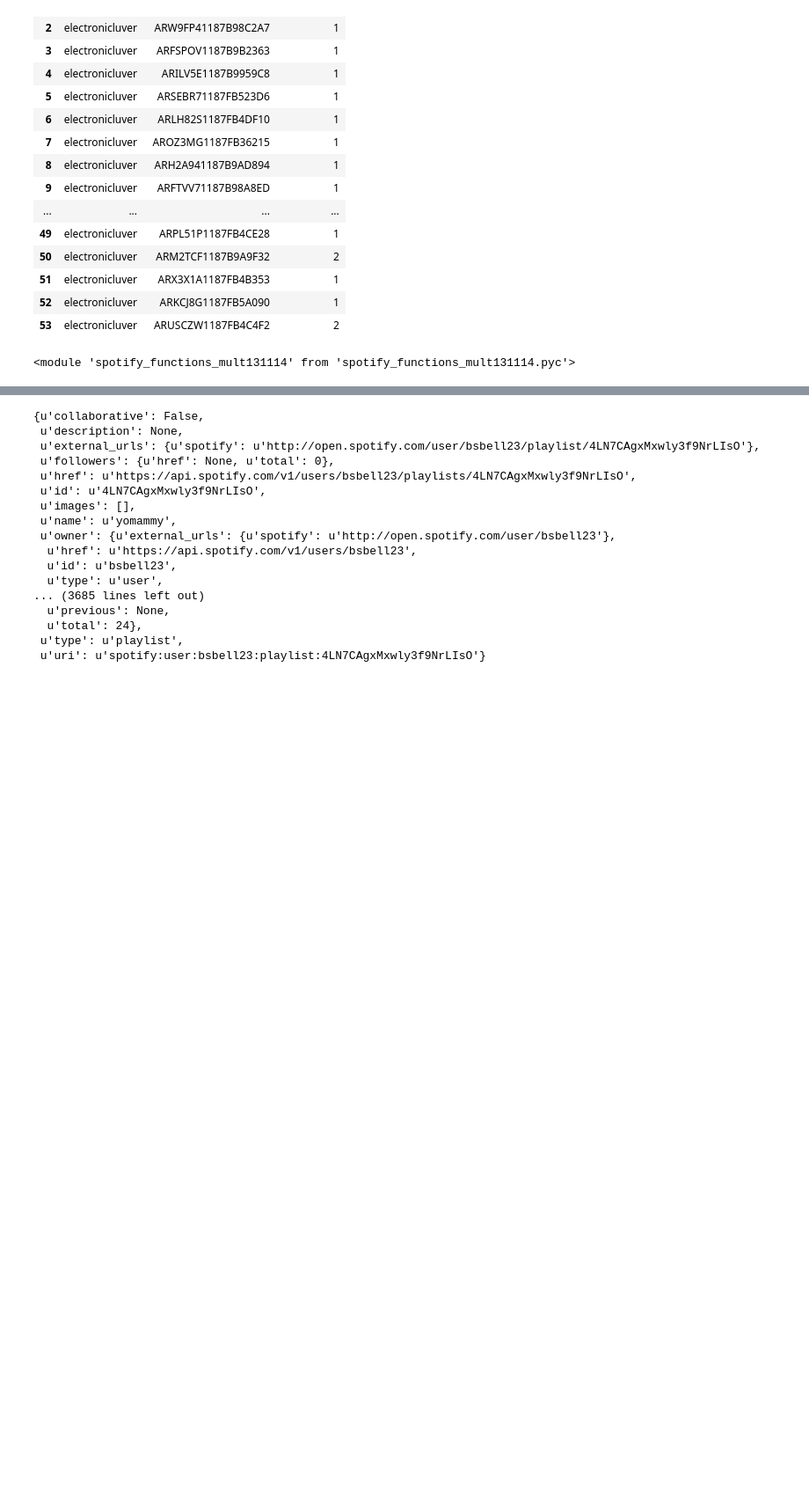
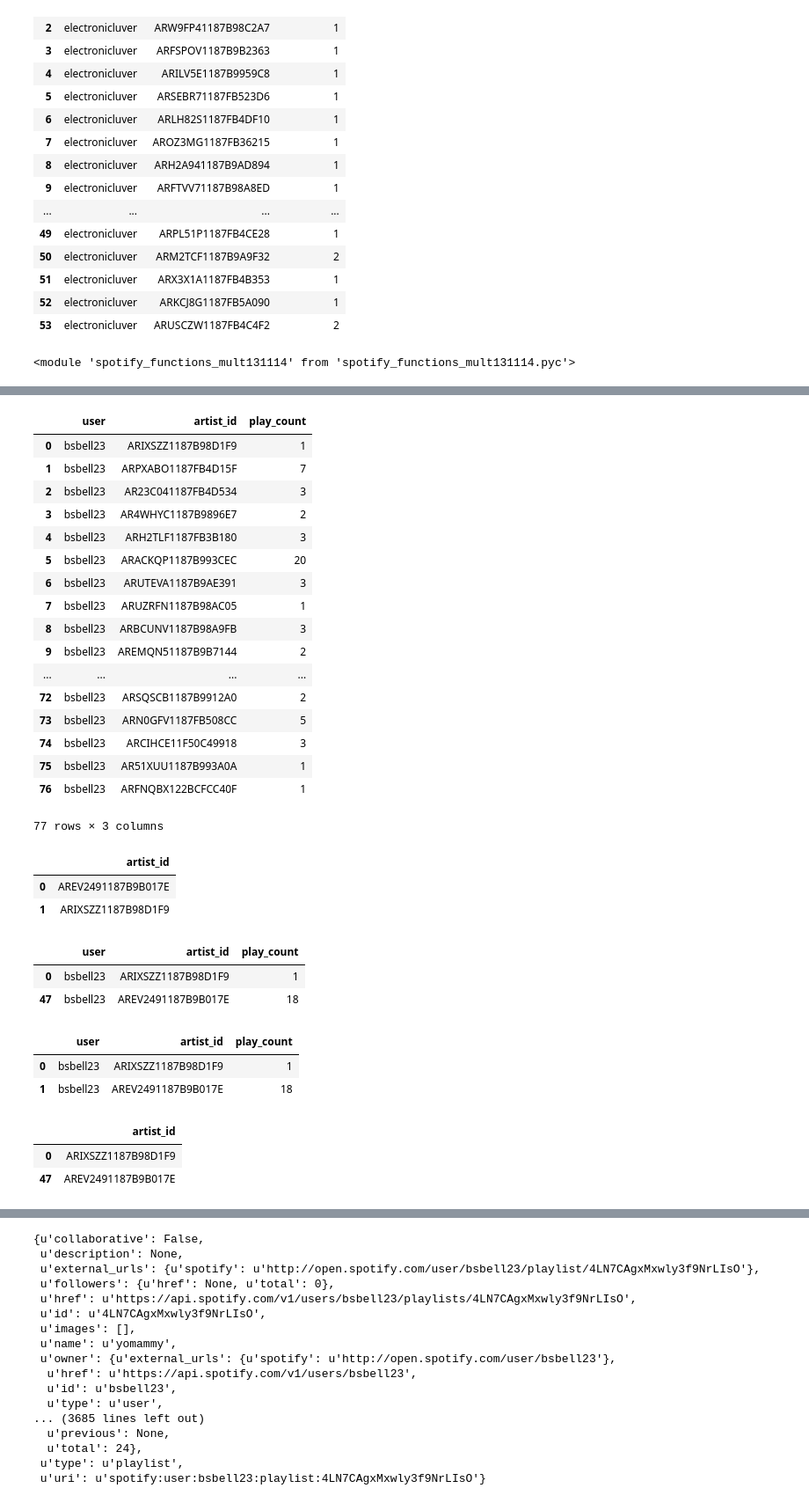
Before and after one commit to bsbell21/CapstoneProject, a Jupyter notebook: Untitled4.ipynb, the cells around one changed output, grey strips where cells are left out. Shown at 88% size. Drawn from its saved outputs; the diff is of its cells as text; code cells hidden in the pictures; blank space fills up the shorter version.

```diff
--- a/Untitled4.ipynb
+++ b/Untitled4.ipynb
@@ -548,0 +569,21 @@ sp = spotify_functions_mult131114.SpotifyFunctionsPrivate(access_token='BQAoqR_S
+# %%
+df_pipeline
+# %% [output]
+|  | user | artist_id | play_count |
+| 0 | bsbell23 | ARIXSZZ1187B98D1F9 | 1 |
+| 1 | bsbell23 | ARPXABO1187FB4D15F | 7 |
+| 2 | bsbell23 | AR23C041187FB4D534 | 3 |
+| 3 | bsbell23 | AR4WHYC1187B9896E7 | 2 |
+| 4 | bsbell23 | ARH2TLF1187FB3B180 | 3 |
+| 5 | bsbell23 | ARACKQP1187B993CEC | 20 |
+| 6 | bsbell23 | ARUTEVA1187B9AE391 | 3 |
+| 7 | bsbell23 | ARUZRFN1187B98AC05 | 1 |
+| 8 | bsbell23 | ARBCUNV1187B98A9FB | 3 |
+| 9 | bsbell23 | AREMQN51187B9B7144 | 2 |
+| ... | ... | ... | ... |
+| 72 | bsbell23 | ARSQSCB1187B9912A0 | 2 |
+| 73 | bsbell23 | ARN0GFV1187FB508CC | 5 |
+| 74 | bsbell23 | ARCIHCE11F50C49918 | 3 |
+| 75 | bsbell23 | AR51XUU1187B993A0A | 1 |
+| 76 | bsbell23 | ARFNQBX122BCFCC40F | 1 |
+77 rows × 3 columns
@@ -549,3 +593,28 @@ sp = spotify_functions_mult131114.SpotifyFunctionsPrivate(access_token='BQAoqR_S
+# %%
+someartists.groupby('artist_id').sum().reset_index()
+# %% [output]
+|  | artist_id |
+| 0 | AREV2491187B9B017E |
+| 1 | ARIXSZZ1187B98D1F9 |
+# %%
+df_pip_some = df_pipeline[df_pipeline['artist_id'].isin(someartists)]
+df_pip_some
+# %% [output]
+|  | user | artist_id | play_count |
+| 0 | bsbell23 | ARIXSZZ1187B98D1F9 | 1 |
+| 47 | bsbell23 | AREV2491187B9B017E | 18 |
+# %%
+df_pipeline.merge(df_pip_some[['artist_id']], on = 'artist_id')
+# %% [output]
+|  | user | artist_id | play_count |
+| 0 | bsbell23 | ARIXSZZ1187B98D1F9 | 1 |
+| 1 | bsbell23 | AREV2491187B9B017E | 18 |
+# %%
+df_pip_some[['artist_id']].groupby('a
+# %% [output]
+|  | artist_id |
+| 0 | ARIXSZZ1187B98D1F9 |
+| 47 | AREV2491187B9B017E |
 # %%
 import spotipy
 # %%
```
Also changed, not shown: parts of 27 cells of this notebook, 32 other files.
